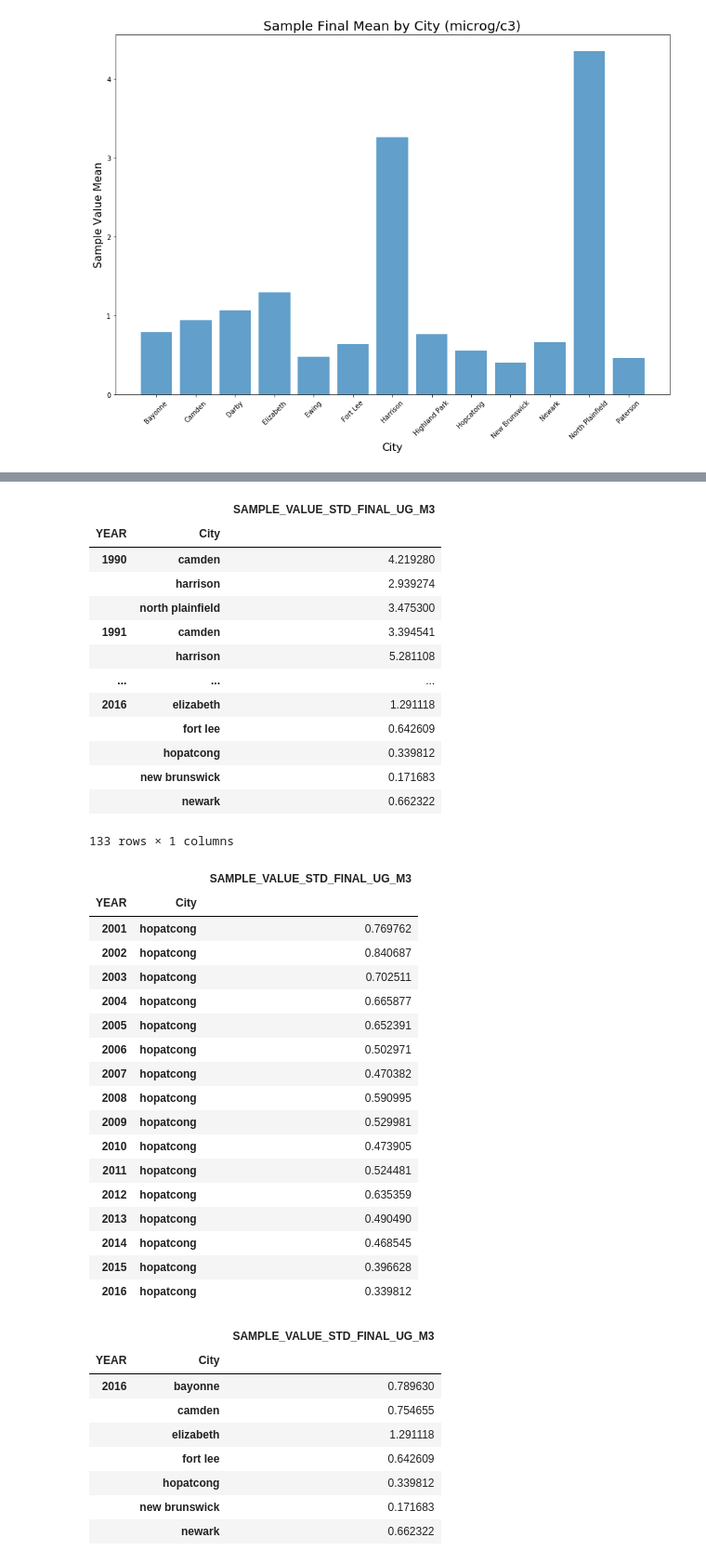
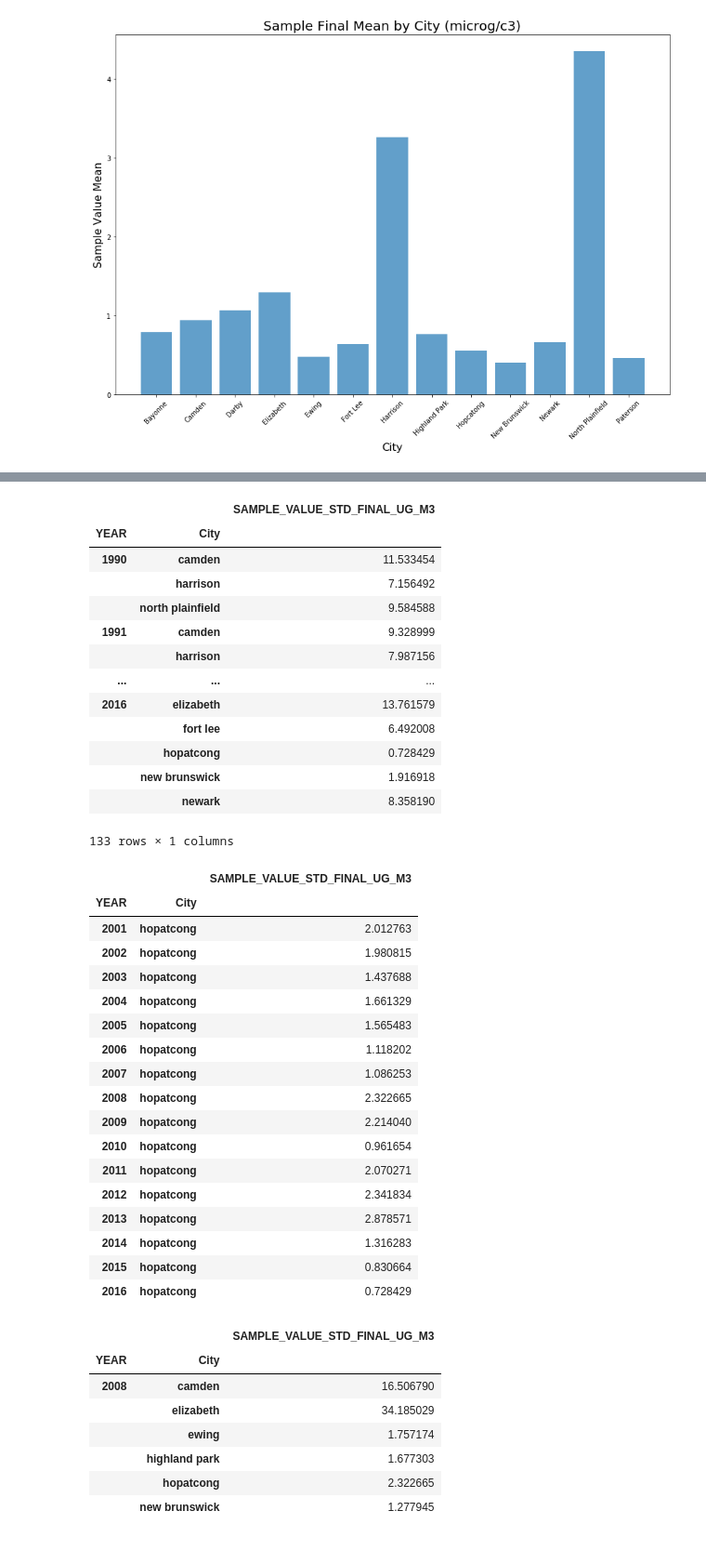
Before and after one commit to jjjjjeb/NJAir_EDA, a Jupyter notebook: Benzene Analysis.ipynb, the cells around one changed output, grey strips where cells are left out. Shown: that part at 93% size. Cells and saved outputs as stored; diff of their text form; code cells hidden in the pictures.

Commit message:
added groupby program city year

```diff
--- a/Benzene Analysis.ipynb
+++ b/Benzene Analysis.ipynb
@@ -571,52 +572,51 @@ YEAR  City
 Name: SAMPLE_VALUE_STD_FINAL_UG_M3, Length: 133, dtype: float64
 # %%
-city_year_df = pd.DataFrame(city_year_group['SAMPLE_VALUE_STD_FINAL_UG_M3'].mean())
+city_year_df = pd.DataFrame(city_year_group['SAMPLE_VALUE_STD_FINAL_UG_M3'].max())
 city_year_df
 # %% [output]
 |  |  | SAMPLE_VALUE_STD_FINAL_UG_M3 |
 | YEAR | City |  |
-| 1990 | camden | 4.219280 |
-|  | harrison | 2.939274 |
-|  | north plainfield | 3.475300 |
-| 1991 | camden | 3.394541 |
-|  | harrison | 5.281108 |
+| 1990 | camden | 11.533454 |
+|  | harrison | 7.156492 |
+|  | north plainfield | 9.584588 |
+| 1991 | camden | 9.328999 |
+|  | harrison | 7.987156 |
 | ... | ... | ... |
-| 2016 | elizabeth | 1.291118 |
-|  | fort lee | 0.642609 |
-|  | hopatcong | 0.339812 |
-|  | new brunswick | 0.171683 |
-|  | newark | 0.662322 |
+| 2016 | elizabeth | 13.761579 |
+|  | fort lee | 6.492008 |
+|  | hopatcong | 0.728429 |
+|  | new brunswick | 1.916918 |
+|  | newark | 8.358190 |
 133 rows × 1 columns
 # %%
 city_year_df.query('City == [\'hopatcong\']')
 # %% [output]
 |  |  | SAMPLE_VALUE_STD_FINAL_UG_M3 |
 | YEAR | City |  |
-| 2001 | hopatcong | 0.769762 |
-| 2002 | hopatcong | 0.840687 |
-| 2003 | hopatcong | 0.702511 |
-| 2004 | hopatcong | 0.665877 |
-| 2005 | hopatcong | 0.652391 |
-| 2006 | hopatcong | 0.502971 |
-| 2007 | hopatcong | 0.470382 |
-| 2008 | hopatcong | 0.590995 |
-| 2009 | hopatcong | 0.529981 |
-| 2010 | hopatcong | 0.473905 |
-| 2011 | hopatcong | 0.524481 |
-| 2012 | hopatcong | 0.635359 |
-| 2013 | hopatcong | 0.490490 |
-| 2014 | hopatcong | 0.468545 |
-| 2015 | hopatcong | 0.396628 |
-| 2016 | hopatcong | 0.339812 |
+| 2001 | hopatcong | 2.012763 |
+| 2002 | hopatcong | 1.980815 |
+| 2003 | hopatcong | 1.437688 |
+| 2004 | hopatcong | 1.661329 |
+| 2005 | hopatcong | 1.565483 |
+| 2006 | hopatcong | 1.118202 |
+| 2007 | hopatcong | 1.086253 |
+| 2008 | hopatcong | 2.322665 |
+| 2009 | hopatcong | 2.214040 |
+| 2010 | hopatcong | 0.961654 |
+| 2011 | hopatcong | 2.070271 |
+| 2012 | hopatcong | 2.341834 |
+| 2013 | hopatcong | 2.878571 |
+| 2014 | hopatcong | 1.316283 |
+| 2015 | hopatcong | 0.830664 |
+| 2016 | hopatcong | 0.728429 |
 # %%
-city_year_df.query('YEAR == 2016')
+city_year_df.query('YEAR == 2008')
 # %% [output]
 |  |  | SAMPLE_VALUE_STD_FINAL_UG_M3 |
 | YEAR | City |  |
-| 2016 | bayonne | 0.789630 |
-|  | camden | 0.754655 |
-|  | elizabeth | 1.291118 |
-|  | fort lee | 0.642609 |
-|  | hopatcong | 0.339812 |
-|  | new brunswick | 0.171683 |
-|  | newark | 0.662322 |
+| 2008 | camden | 16.506790 |
+|  | elizabeth | 34.185029 |
+|  | ewing | 1.757174 |
+|  | highland park | 1.677303 |
+|  | hopatcong | 2.322665 |
+|  | new brunswick | 1.277945 |
```
Also changed, not shown: parts of 7 cells of this notebook.
